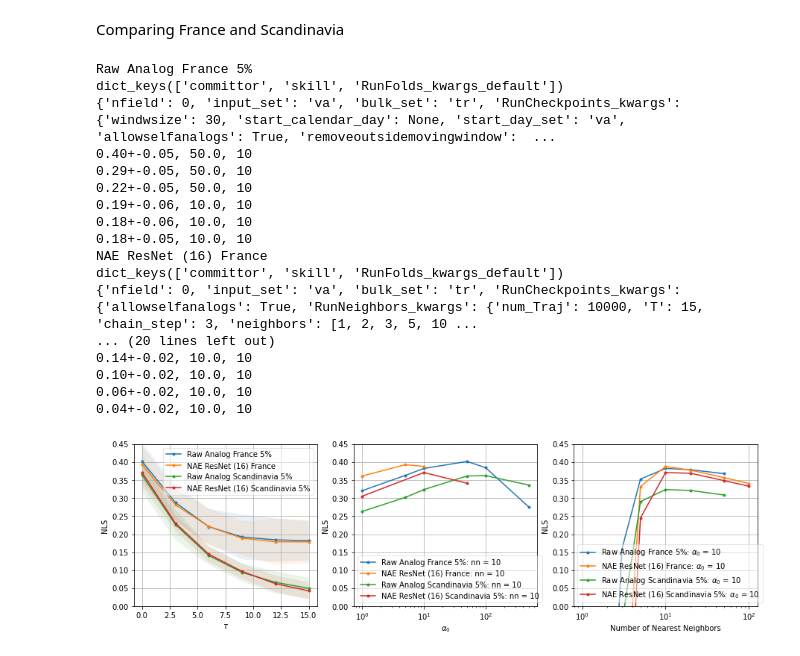
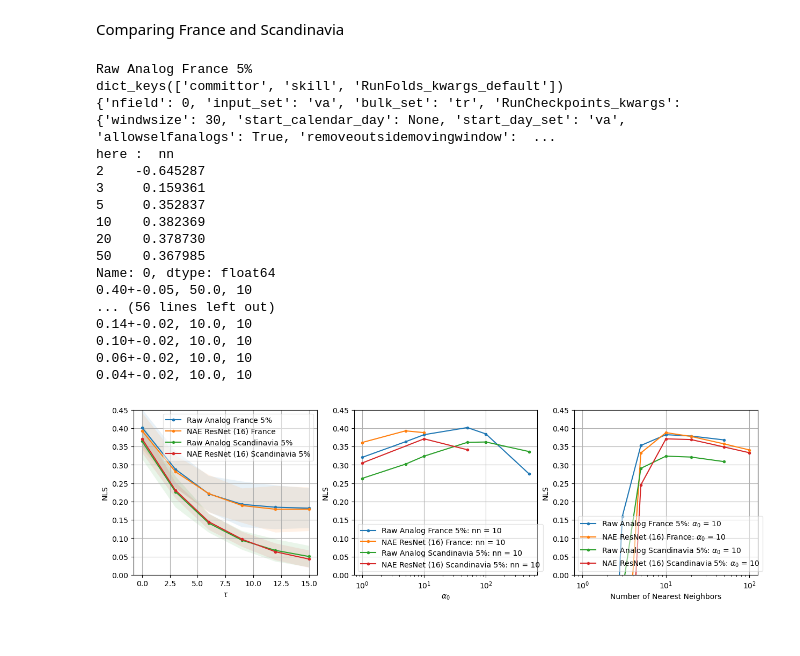
Before and after one commit to georgemilosh/Climate-Learning, a Jupyter notebook: VAE/test_committor_dario.ipynb, the cells around one changed output. Saved outputs shown, nothing was run; the diff lists cells and outputs as text; code cells hidden in the pictures.

```diff
--- a/VAE/test_committor_dario.ipynb
+++ b/VAE/test_committor_dario.ipynb
@@ -10,7 +10,7 @@ from importlib import import_module
 #foo = import_module(fold_folder+'/Funs.py', package=None)
 
 
-folder = './xforanalogs/NA24by48/Z8/yrs500/interT15fw20.1.20lrs4'
+folder = '/scratchx/gmiloshe/Climate-Learning/VAE/xforanalogs/NA24by48/Z8/yrs500/interT15fw20.1.20lrs4'
 foo = module_from_file("foo", f'{folder}/Funs.py')
 
 import random as rd
@@ -91,7 +91,7 @@ def Compare_Scores(runs, committor_filename='committor.pkl', setnn=10, setcheck=
                         shift = 0
                 with open(f'{folder}/committor.pkl', "rb") as open_file:
                         committor_dictionary = pickle.load(open_file)
-                committor = committor_dictionary['committor']
+                #committor = committor_dictionary['committor']
                 print(committor_dictionary.keys())
                 print(committor_dictionary['RunFolds_kwargs_default'])
                 delay = ut.extract_nested(committor_dictionary['RunFolds_kwargs_default'],'delay')
@@ -118,7 +118,8 @@ def Compare_Scores(runs, committor_filename='committor.pkl', setnn=10, setcheck=
 
                 meanskill[0][(slice(None),setnn)].plot(ax = ax[1], label=f'{name}: nn = {setnn}', marker=marker,linestyle=linestyle)
                 if np.any(meanskill[0].index.isin([ setcheck], level='check')): # check if check exists
-                    meanskill[0].loc[pd.IndexSlice[setcheck,:]].droplevel(level=(0)).plot(ax = ax[2], label=rf'{name}: $\alpha_0$ = {setcheck}', marker=marker,linestyle=linestyle)
+                    print("here : ",meanskill[0].loc[pd.IndexSlice[setcheck,:]])
+                    meanskill[0].loc[pd.IndexSlice[setcheck,:]].plot(ax = ax[2], label=rf'{name}: $\alpha_0$ = {setcheck}', marker=marker,linestyle=linestyle)
                 else:
                     print(f"Coudln't find {setcheck = } in  eanskill[0]")
                 for j in list(meanskill.columns):
@@ -582,31 +590,31 @@ dict_keys(['committor', 'skill', 'RunFolds_kwargs_default'])
 # %% [markdown]
 Comparing France and Scandinavia
 # %%
-runs = {'Raw Analog France 5%' : './xforanalogs/NA24by48/global_logit/yrs500/interT15/'
-        ,'NAE ResNet (16) France' : './xforanalogs/ZGonlyNA24by48/Z16/yrs500/interT15fw20.1.20ZGskip2/'
-        ,  'Raw Analog Scandinavia 5%' : './xforanalogs/ZGonlyNA24by48/Scandinavia/global_logit/yrs500/interT15/'
-         , 'NAE ResNet (16) Scandinavia 5%' : './xforanalogs/ZGonlyNA24by48/Scandinavia/Z16/yrs500/interT15fw20.1.20skip2/'
+runs = {'Raw Analog France 5%' : '/scratchx/gmiloshe/Climate-Learning/VAE/xforanalogs/NA24by48/global_logit/yrs500/interT15/'
+        ,'NAE ResNet (16) France' : '/scratchx/gmiloshe/Climate-Learning/VAE/xforanalogs/ZGonlyNA24by48/Z16/yrs500/interT15fw20.1.20ZGskip2/'
+        ,  'Raw Analog Scandinavia 5%' : '/scratchx/gmiloshe/Climate-Learning/VAE/xforanalogs/ZGonlyNA24by48/Scandinavia/global_logit/yrs500/interT15/'
+         , 'NAE ResNet (16) Scandinavia 5%' : '/scratchx/gmiloshe/Climate-Learning/VAE/xforanalogs/ZGonlyNA24by48/Scandinavia/Z16/yrs500/interT15fw20.1.20skip2/'
         }
 
 test=Compare_Scores(runs, setnn=10, setcheck=10, savename='./Images/analog')
 # %% [output]
 Raw Analog France 5%
 dict_keys(['committor', 'skill', 'RunFolds_kwargs_default'])
 {'nfield': 0, 'input_set': 'va', 'bulk_set': 'tr', 'RunCheckpoints_kwargs': {'windwsize': 30, 'start_calendar_day': None, 'start_day_set': 'va', 'allowselfanalogs': True, 'removeoutsidemovingwindow':  ...
+here :  nn
+2    -0.645287
+3     0.159361
+5     0.352837
+10    0.382369
+20    0.378730
+50    0.367985
+Name: 0, dtype: float64
 0.40+-0.05, 50.0, 10
-0.29+-0.05, 50.0, 10
-0.22+-0.05, 50.0, 10
-0.19+-0.06, 10.0, 10
-0.18+-0.06, 10.0, 10
-0.18+-0.05, 10.0, 10
-NAE ResNet (16) France
-dict_keys(['committor', 'skill', 'RunFolds_kwargs_default'])
-{'nfield': 0, 'input_set': 'va', 'bulk_set': 'tr', 'RunCheckpoints_kwargs': {'allowselfanalogs': True, 'RunNeighbors_kwargs': {'num_Traj': 10000, 'T': 15, 'chain_step': 3, 'neighbors': [1, 2, 3, 5, 10 ...
-... (20 lines left out)
+... (56 lines left out)
 0.14+-0.02, 10.0, 10
 0.10+-0.02, 10.0, 10
 0.06+-0.02, 10.0, 10
 0.04+-0.02, 10.0, 10
-[figure, old version]
+[figure, new version]
 # %%
 runs = {#'NAE for France' : './xforanalogs/NA24by48/global_logit/yrs500/interT15/'
```
Also changed, not shown: parts of 18 cells of this notebook, 2 other files.
